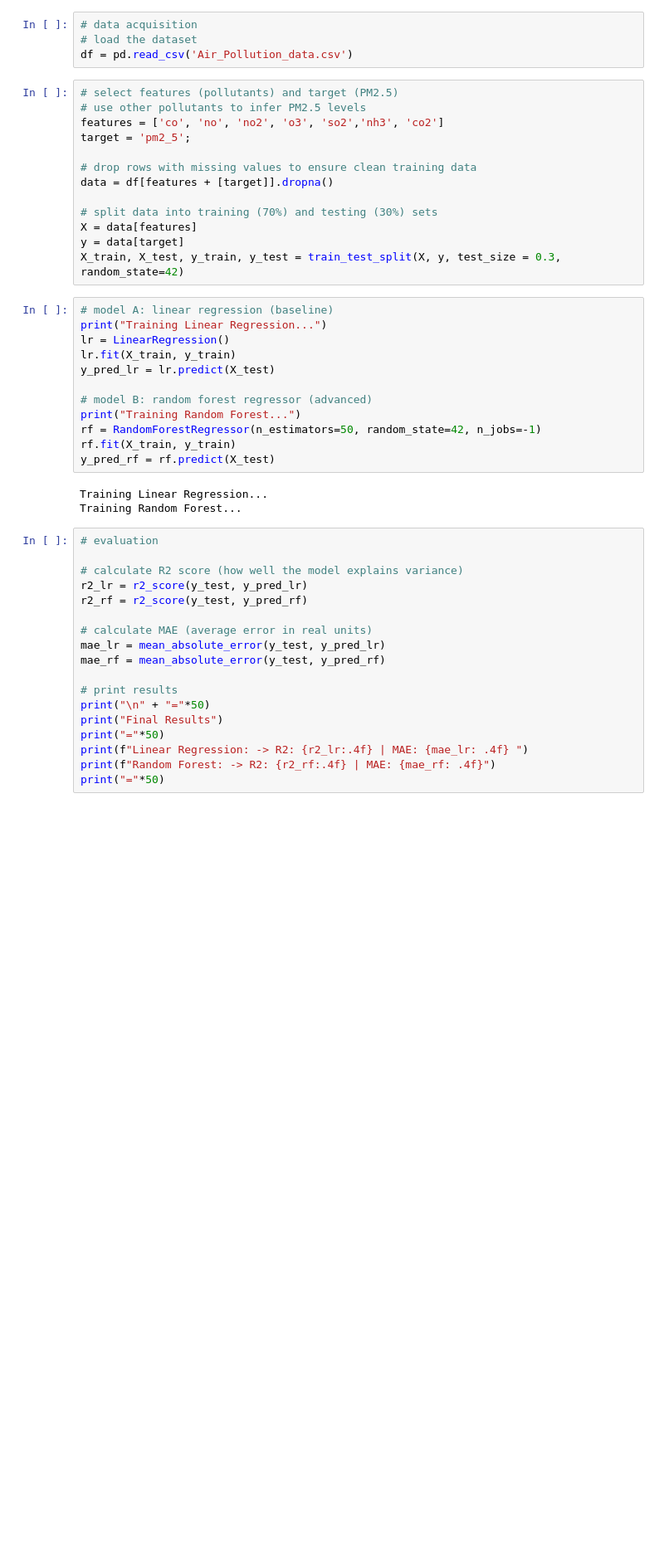
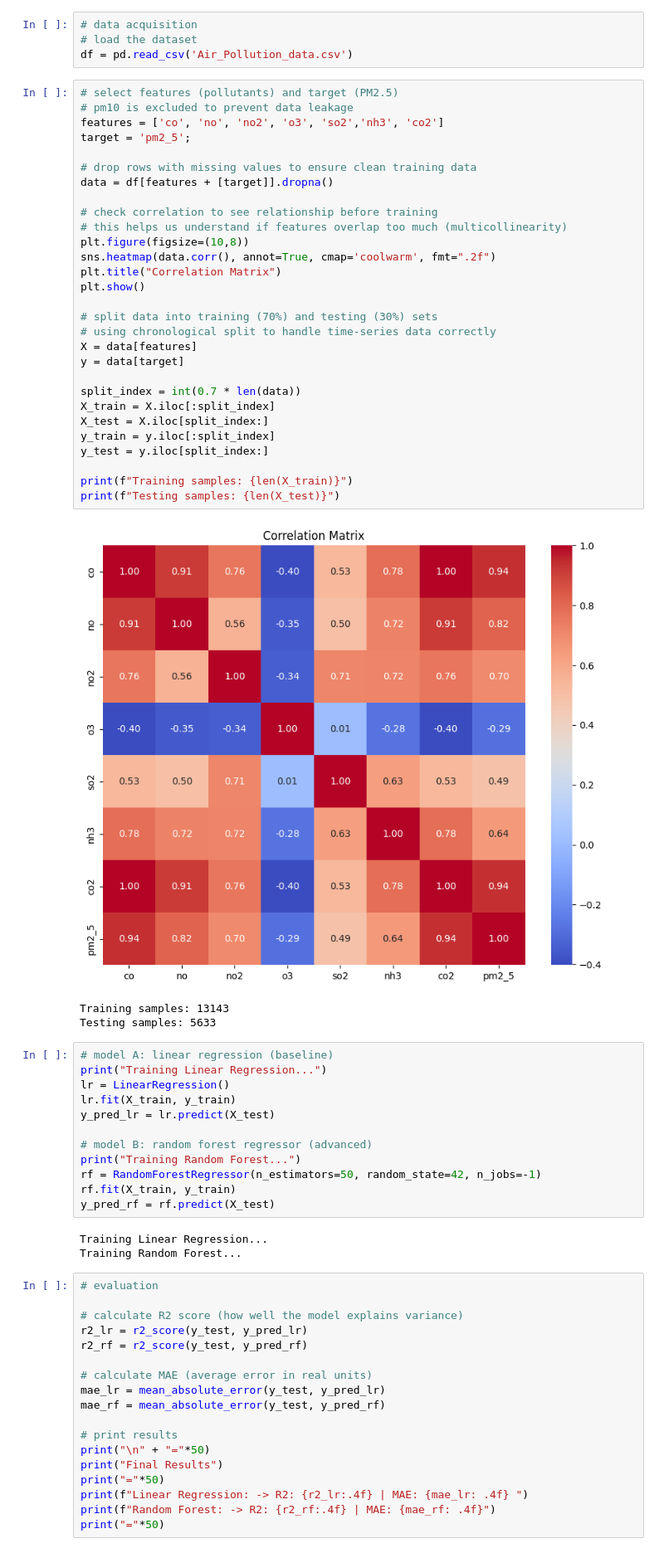
Before and after one commit to viviantram03/labb-1, a Jupyter notebook: AI_final_project.ipynb, the cells around one changed output. Shown: that part at 83% size. Drawn from its saved outputs; the diff is of its cells as text; blank space fills up the shorter version.

```diff
--- a/AI_final_project.ipynb
+++ b/AI_final_project.ipynb
@@ -15,17 +14,37 @@ from sklearn.metrics import r2_score, mean_absolute_error
 df = pd.read_csv('Air_Pollution_data.csv')
 # %%
 # select features (pollutants) and target (PM2.5)
-# use other pollutants to infer PM2.5 levels
+# pm10 is excluded to prevent data leakage
 features = ['co', 'no', 'no2', 'o3', 'so2','nh3', 'co2']
 target = 'pm2_5';
 
 # drop rows with missing values to ensure clean training data
 data = df[features + [target]].dropna()
 
+# check correlation to see relationship before training
+# this helps us understand if features overlap too much (multicollinearity)
+plt.figure(figsize=(10,8))
+sns.heatmap(data.corr(), annot=True, cmap='coolwarm', fmt=".2f")
+plt.title("Correlation Matrix")
+plt.show()
+
 # split data into training (70%) and testing (30%) sets
+# using chronological split to handle time-series data correctly
 X = data[features]
 y = data[target]
-X_train, X_test, y_train, y_test = train_test_split(X, y, test_size = 0.3, random_state=42)
+
+split_index = int(0.7 * len(data))
+X_train = X.iloc[:split_index]
+X_test = X.iloc[split_index:]
+y_train = y.iloc[:split_index]
+y_test = y.iloc[split_index:]
+
+print(f"Training samples: {len(X_train)}")
+print(f"Testing samples: {len(X_test)}")
+# %% [output]
+[figure, added]
+Training samples: 13143
+Testing samples: 5633
 # %%
 # model A: linear regression (baseline)
 print("Training Linear Regression...")
```
Also changed, not shown: parts of 3 cells of this notebook.
